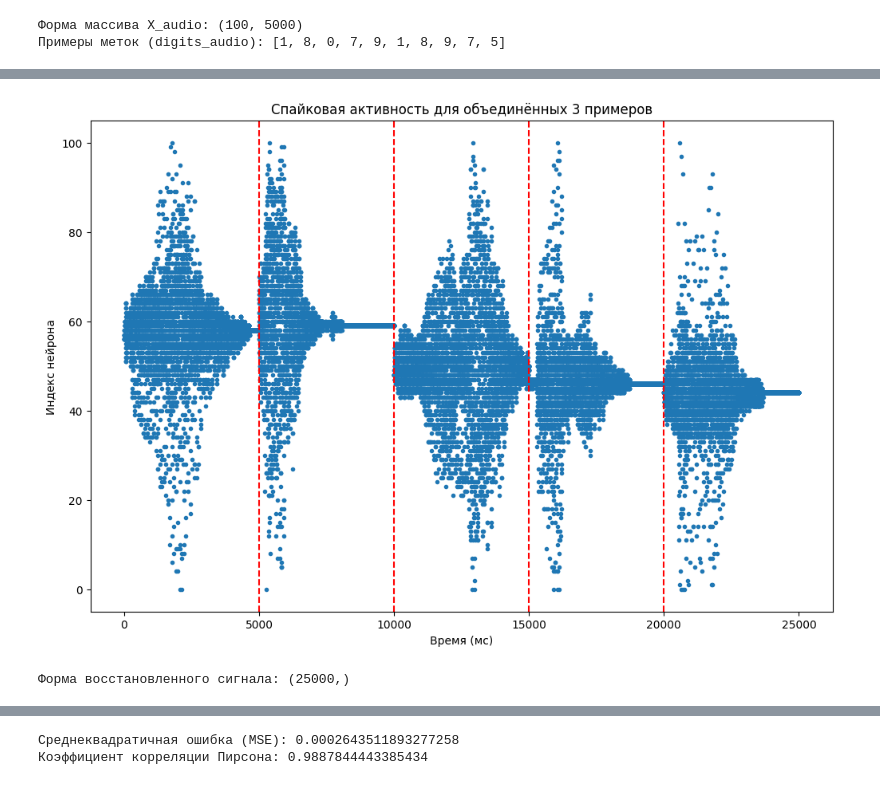
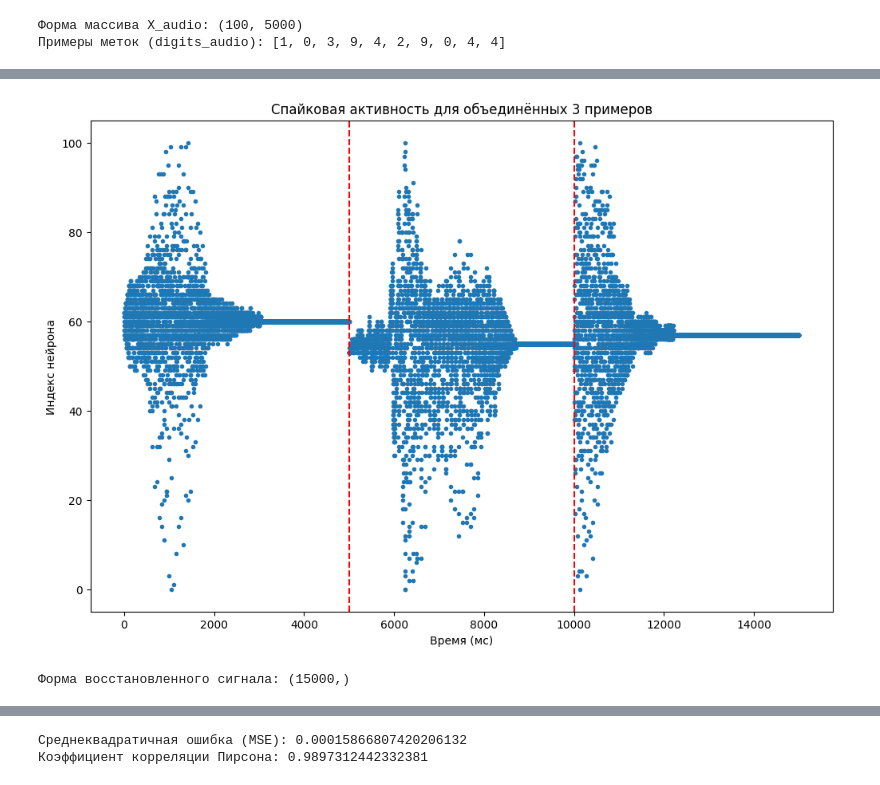
Before and after one commit to buligar/MPC, a Jupyter notebook: MPC_audio.ipynb, the cells around one changed output, grey strips where cells are left out. Saved outputs shown, nothing was run; the diff lists cells and outputs as text; code cells hidden in the pictures.

```diff
--- a/MPC_audio.ipynb
+++ b/MPC_audio.ipynb
@@ -77,7 +77,7 @@ print("Форма массива X_audio:", X_audio.shape)
 print("Примеры меток (digits_audio):", digits_audio[:10])
 
 # Параметры объединения примеров
-num_examples = 5           # число примеров, которые будут объединены
+num_examples = 3           # число примеров, которые будут объединены
 target_length = 5000       # длительность одного примера (в отсчетах)
 num_neurons = 101          # число нейронов (индексы 0..100)
 
@@ -179,4 +179,4 @@ pearson_corr = corr_matrix[0, 1]
 print("Коэффициент корреляции Пирсона:", pearson_corr)
 # %% [output]
 Форма массива X_audio: (100, 5000)
-Примеры меток (digits_audio): [1, 8, 0, 7, 9, 1, 8, 9, 7, 5]
+Примеры меток (digits_audio): [1, 0, 3, 9, 4, 2, 9, 0, 4, 4]
@@ -183,6 +184,6 @@ print("Коэффициент корреляции Пирсона:", pearson_cor
-[figure, old version]
+[figure, new version]
-Форма восстановленного сигнала: (25000,)
+Форма восстановленного сигнала: (15000,)
 [interactive output not drawn]
 [interactive output not drawn]
-Среднеквадратичная ошибка (MSE): 0.0002643511893277258
-Коэффициент корреляции Пирсона: 0.9887844443385434
+Среднеквадратичная ошибка (MSE): 0.00015866807420206132
+Коэффициент корреляции Пирсона: 0.9897312442332381
```
Also changed, not shown: parts of 1 cell of this notebook.
